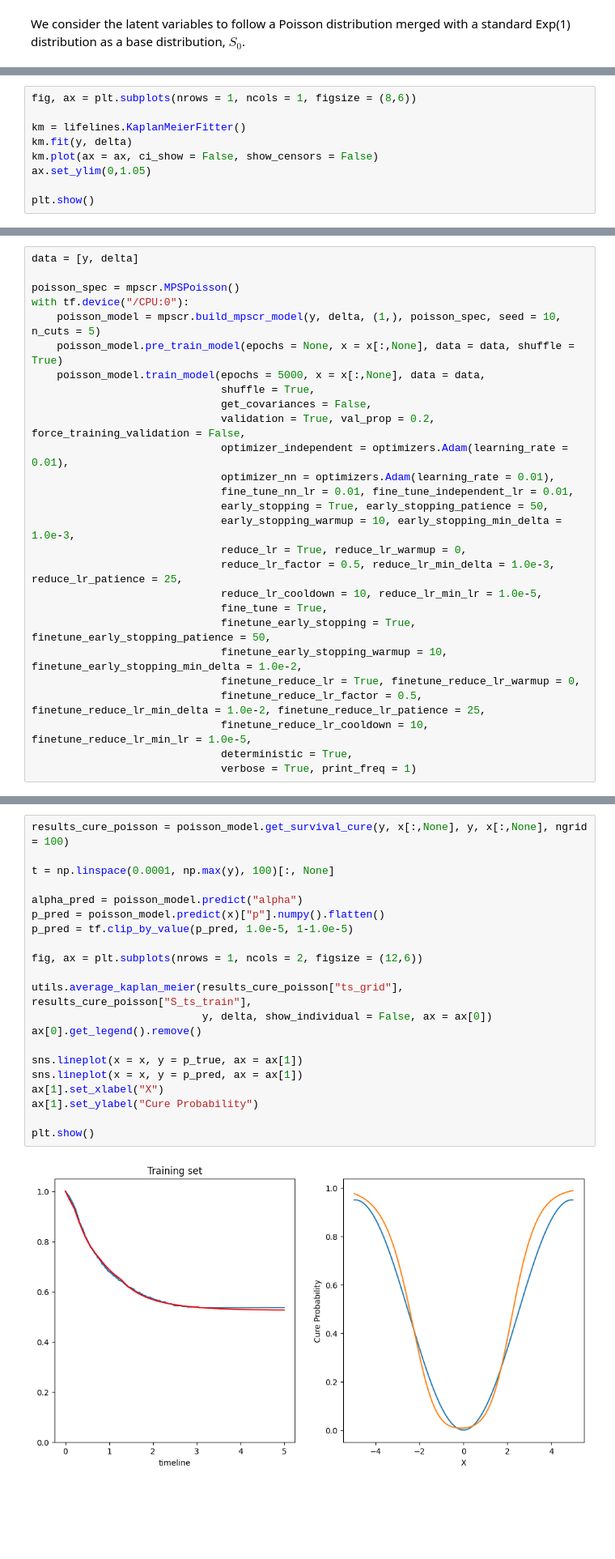
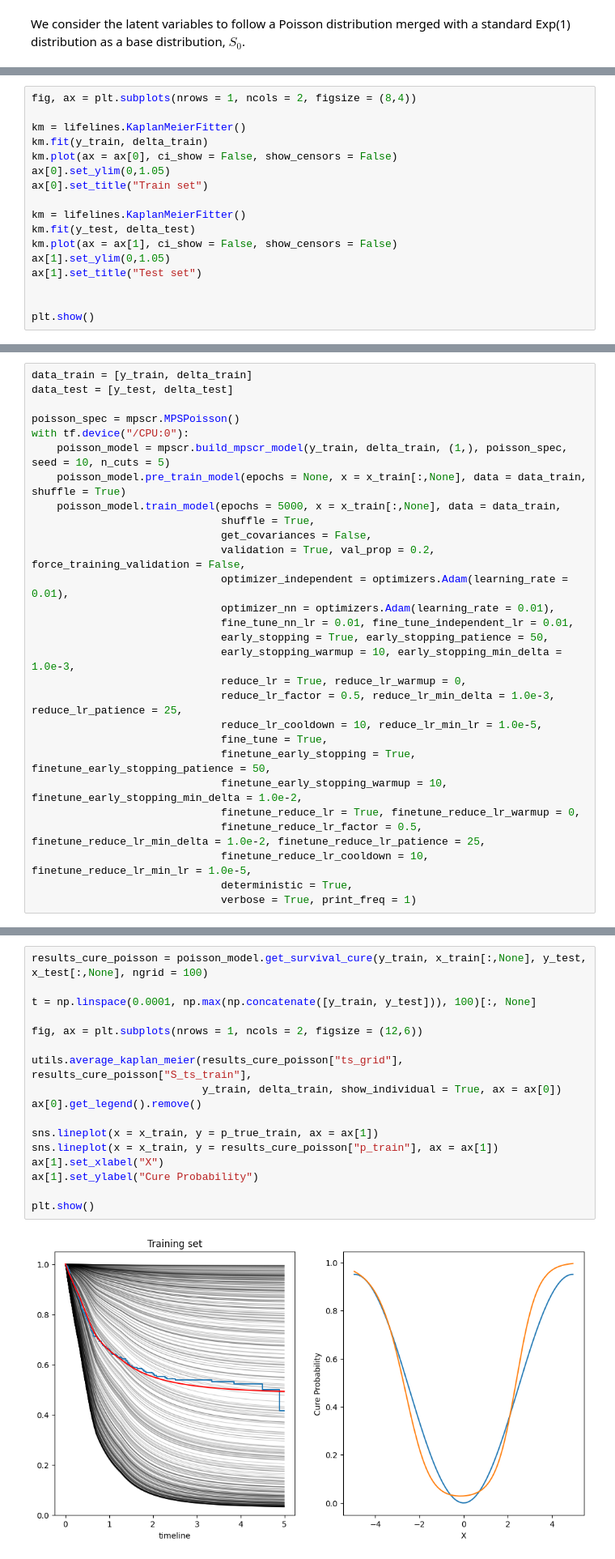
Before and after one commit to nhilariosilva/gndr_mpscr, a Jupyter notebook: Simple Simulation.ipynb, the cells around one changed output, grey strips where cells are left out. Shown at 81% size. Drawn from its saved outputs; the diff is of its cells as text; blank space fills up the shorter version.

```diff
--- a/Simple Simulation.ipynb
+++ b/Simple Simulation.ipynb
@@ -170,10 +176,18 @@ Proportion of censored: 61.90%
 # %%
-fig, ax = plt.subplots(nrows = 1, ncols = 1, figsize = (8,6))
+fig, ax = plt.subplots(nrows = 1, ncols = 2, figsize = (8,4))
 
 km = lifelines.KaplanMeierFitter()
-km.fit(y, delta)
-km.plot(ax = ax, ci_show = False, show_censors = False)
-ax.set_ylim(0,1.05)
+km.fit(y_train, delta_train)
+km.plot(ax = ax[0], ci_show = False, show_censors = False)
+ax[0].set_ylim(0,1.05)
+ax[0].set_title("Train set")
+
+km = lifelines.KaplanMeierFitter()
+km.fit(y_test, delta_test)
+km.plot(ax = ax[1], ci_show = False, show_censors = False)
+ax[1].set_ylim(0,1.05)
+ax[1].set_title("Test set")
+
 
 plt.show()
 # %% [output]
@@ -181,11 +197,12 @@ plt.show()
 # %%
-data = [y, delta]
+data_train = [y_train, delta_train]
+data_test = [y_test, delta_test]
 
 poisson_spec = mpscr.MPSPoisson()
 with tf.device("/CPU:0"):
-    poisson_model = mpscr.build_mpscr_model(y, delta, (1,), poisson_spec, seed = 10, n_cuts = 5)
-    poisson_model.pre_train_model(epochs = None, x = x[:,None], data = data, shuffle = True)
-    poisson_model.train_model(epochs = 5000, x = x[:,None], data = data,
+    poisson_model = mpscr.build_mpscr_model(y_train, delta_train, (1,), poisson_spec, seed = 10, n_cuts = 5)
+    poisson_model.pre_train_model(epochs = None, x = x_train[:,None], data = data_train, shuffle = True)
+    poisson_model.train_model(epochs = 5000, x = x_train[:,None], data = data_train,
                               shuffle = True,
                               get_covariances = False,
                               validation = True, val_prop = 0.2, force_training_validation = False,
@@ -229,23 +246,19 @@ utils.plot_model_convergence( poisson_model, ax1 = ax[0,0], ax2 = ax[0,1], ax3 =
 # %%
-results_cure_poisson = poisson_model.get_survival_cure(y, x[:,None], y, x[:,None], ngrid = 100)
+results_cure_poisson = poisson_model.get_survival_cure(y_train, x_train[:,None], y_test, x_test[:,None], ngrid = 100)
 
-t = np.linspace(0.0001, np.max(y), 100)[:, None]
-
-alpha_pred = poisson_model.predict("alpha")
-p_pred = poisson_model.predict(x)["p"].numpy().flatten()
-p_pred = tf.clip_by_value(p_pred, 1.0e-5, 1-1.0e-5)
+t = np.linspace(0.0001, np.max(np.concatenate([y_train, y_test])), 100)[:, None]
 
 fig, ax = plt.subplots(nrows = 1, ncols = 2, figsize = (12,6))
 
 utils.average_kaplan_meier(results_cure_poisson["ts_grid"], results_cure_poisson["S_ts_train"],
-                           y, delta, show_individual = False, ax = ax[0])
+                           y_train, delta_train, show_individual = True, ax = ax[0])
 ax[0].get_legend().remove()
 
-sns.lineplot(x = x, y = p_true, ax = ax[1])
-sns.lineplot(x = x, y = p_pred, ax = ax[1])
+sns.lineplot(x = x_train, y = p_true_train, ax = ax[1])
+sns.lineplot(x = x_train, y = results_cure_poisson["p_train"], ax = ax[1])
 ax[1].set_xlabel("X")
 ax[1].set_ylabel("Cure Probability")
 
 plt.show()
 # %% [output]
-[figure, old version]
+[figure, new version]
```
Also changed, not shown: parts of 23 cells of this notebook, 1 other file.
